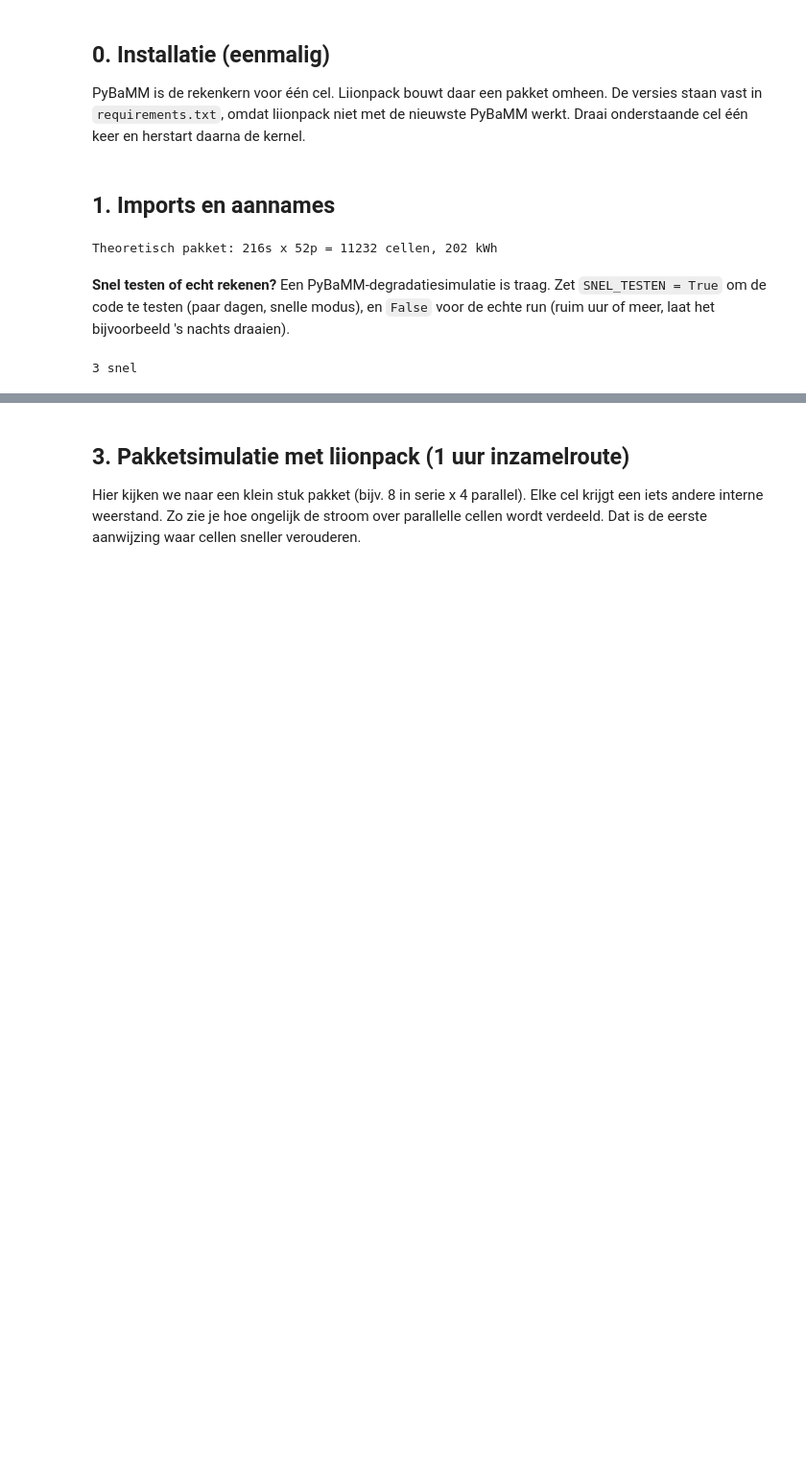
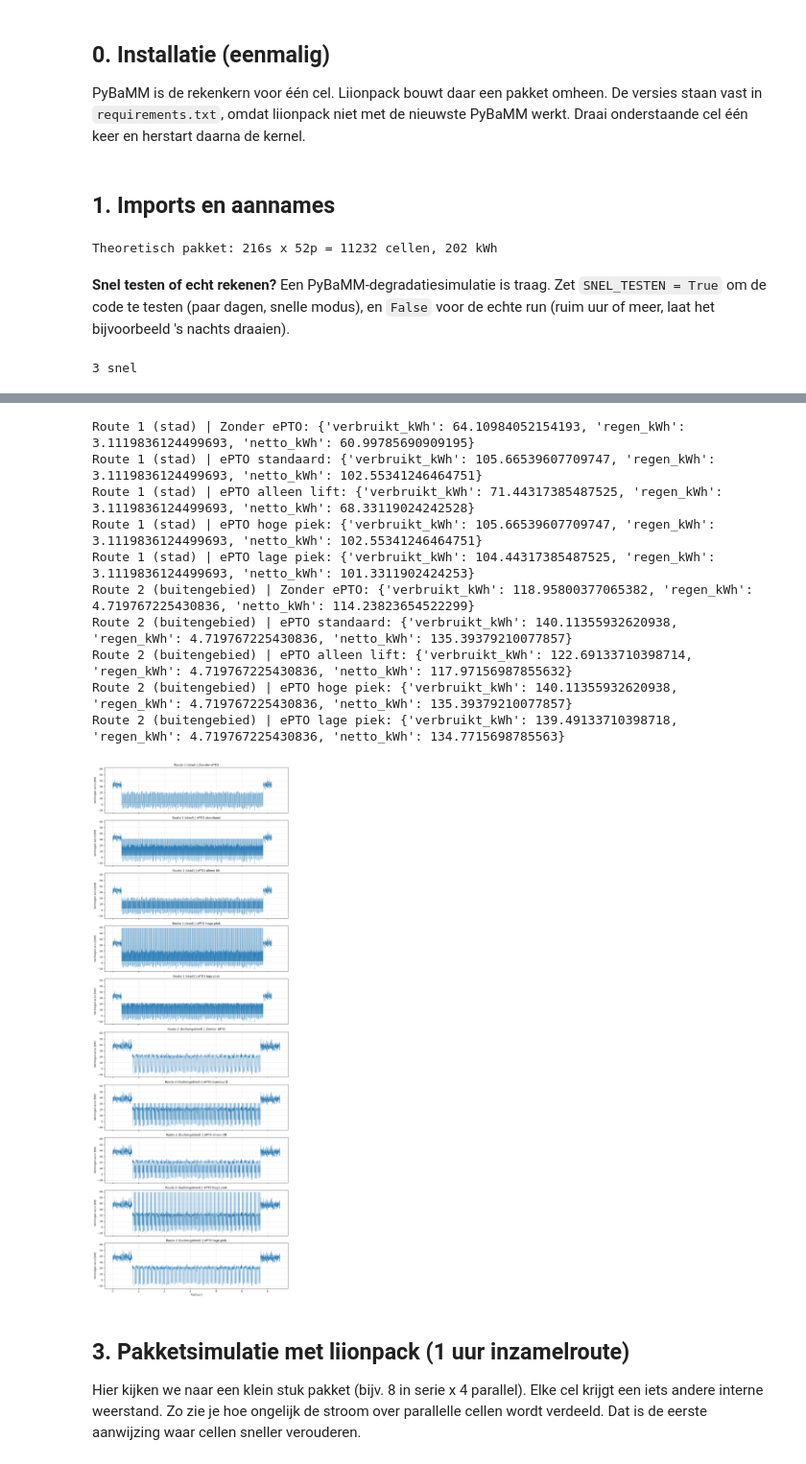
Before and after one commit to Youp44/S7, a Jupyter notebook: run_analysis.ipynb, the cells around one changed output, grey strips where cells are left out. Shown at 96% size. Drawn from its saved outputs; the diff is of its cells as text; code cells hidden in the pictures; blank space fills up the shorter version.

```diff
--- a/run_analysis.ipynb
+++ b/run_analysis.ipynb
@@ -75,3 +88,24 @@ Met ePTO:    {'verbruikt_kWh': 140.75368245862734, 'regen_kWh': 2.66949327718998
+# %%
+profielen = {naam: build_daily_power_profile(spec, with_epto)
+             for naam, (spec, with_epto) in GEKOZEN.items()}
+
+for naam, (t, p) in profielen.items():
+    print(f"{naam}:", daily_energy_kwh(t, p))
+
+fig = plot_power_profiles(profielen)
+plt.show()
+# %% [output]
+Route 1 (stad) | Zonder ePTO: {'verbruikt_kWh': 64.10984052154193, 'regen_kWh': 3.1119836124499693, 'netto_kWh': 60.99785690909195}
+Route 1 (stad) | ePTO standaard: {'verbruikt_kWh': 105.66539607709747, 'regen_kWh': 3.1119836124499693, 'netto_kWh': 102.55341246464751}
+Route 1 (stad) | ePTO alleen lift: {'verbruikt_kWh': 71.44317385487525, 'regen_kWh': 3.1119836124499693, 'netto_kWh': 68.33119024242528}
+Route 1 (stad) | ePTO hoge piek: {'verbruikt_kWh': 105.66539607709747, 'regen_kWh': 3.1119836124499693, 'netto_kWh': 102.55341246464751}
+Route 1 (stad) | ePTO lage piek: {'verbruikt_kWh': 104.44317385487525, 'regen_kWh': 3.1119836124499693, 'netto_kWh': 101.3311902424253}
+Route 2 (buitengebied) | Zonder ePTO: {'verbruikt_kWh': 118.95800377065382, 'regen_kWh': 4.719767225430836, 'netto_kWh': 114.23823654522299}
+Route 2 (buitengebied) | ePTO standaard: {'verbruikt_kWh': 140.11355932620938, 'regen_kWh': 4.719767225430836, 'netto_kWh': 135.39379210077857}
+Route 2 (buitengebied) | ePTO alleen lift: {'verbruikt_kWh': 122.69133710398714, 'regen_kWh': 4.719767225430836, 'netto_kWh': 117.97156987855632}
+Route 2 (buitengebied) | ePTO hoge piek: {'verbruikt_kWh': 140.11355932620938, 'regen_kWh': 4.719767225430836, 'netto_kWh': 135.39379210077857}
+Route 2 (buitengebied) | ePTO lage piek: {'verbruikt_kWh': 139.49133710398718, 'regen_kWh': 4.719767225430836, 'netto_kWh': 134.7715698785563}
+[figure, added]
 # %% [markdown]
 ## 3. Pakketsimulatie met liionpack (1 uur inzamelroute)
 
```
Also changed, not shown: parts of 15 cells of this notebook, 6 other files.
